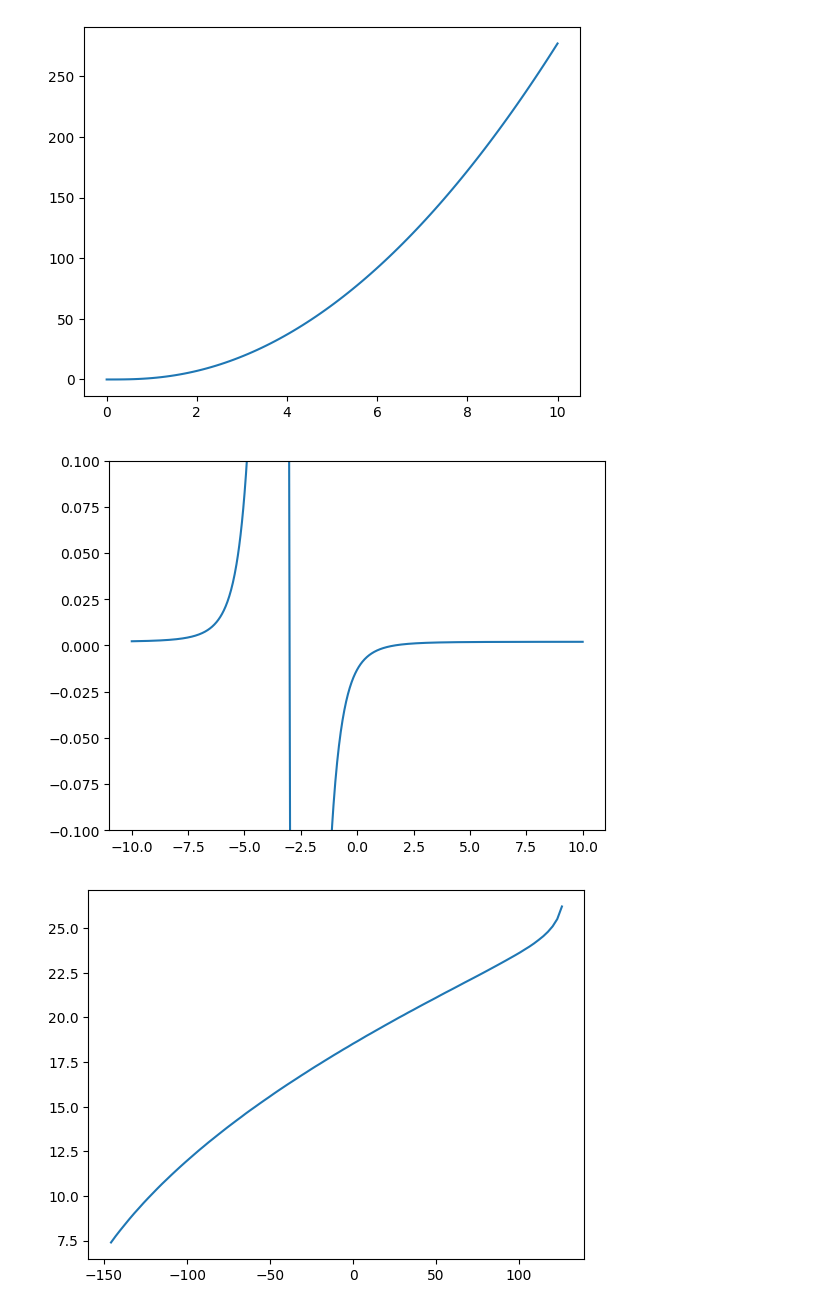
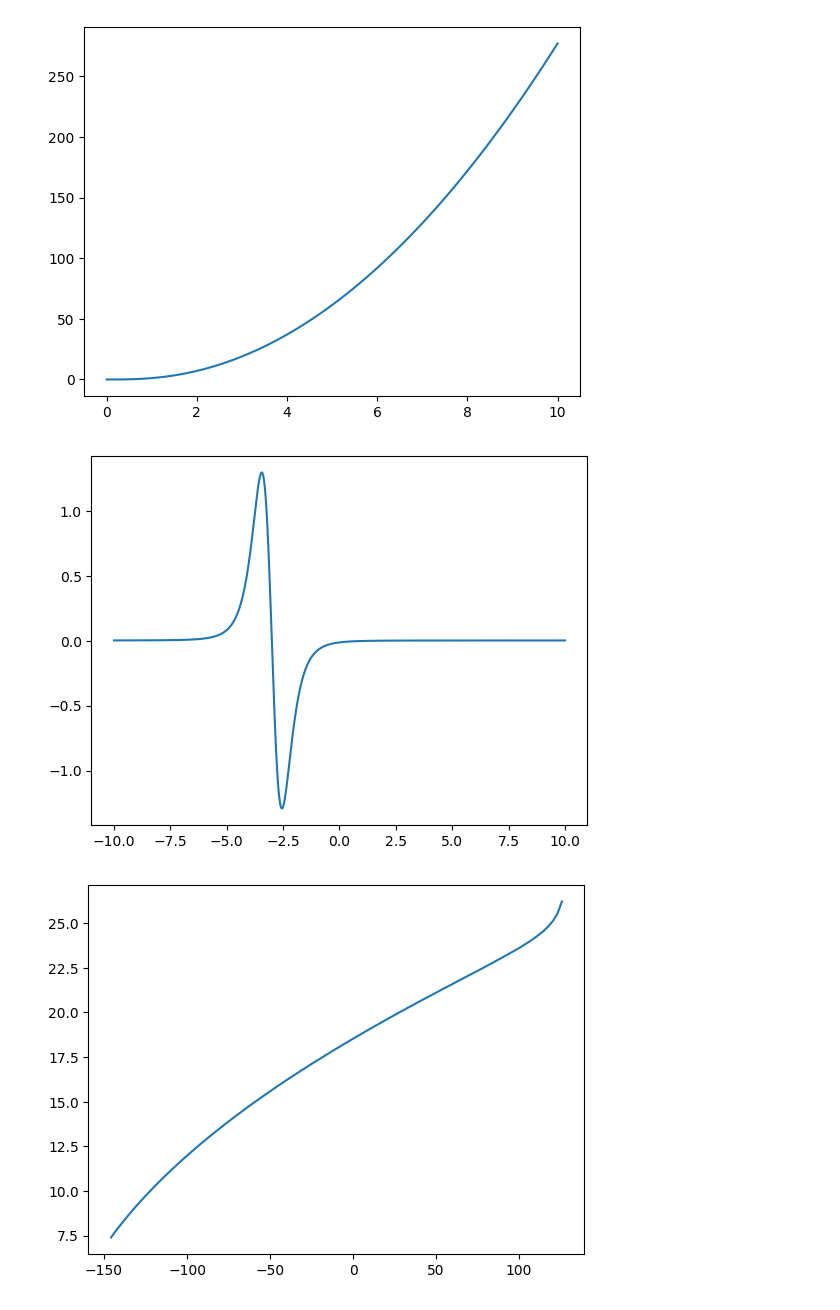
Before and after one commit to Satyamjha2/Optomechanics, a Jupyter notebook: levitating_mirror.ipynb, the cells around one changed output. Saved outputs shown, nothing was run; the diff lists cells and outputs as text; code cells hidden in the pictures.

```diff
--- a/levitating_mirror.ipynb
+++ b/levitating_mirror.ipynb
@@ -277,19 +283,19 @@ plt.show()
 # %%
 r=3
 eta=2e-3
 ohm=4e0
 
 def damp_term(phi,r,eta,ohm):
     gamma=eta-2*(1+r**2)*(r+phi)/(ohm*(1+(r+phi)**2)**3)
     return gamma
 
 phi=np.linspace(-10,10,1000)
 gamma=damp_term(phi,r,eta,ohm)
 plt.plot(phi,gamma)
-plt.ylim(-0.1,0.1)
+# plt.ylim(-0.1,0.1)
 plt.show()
 # %% [output]
-[figure, old version]
+[figure, new version]
 # %%
 def V1(phi,r,E):
     v=phi*(phi+2*r)/(1+(r+phi)**2)
```
Also changed, not shown: parts of 4 cells of this notebook.
